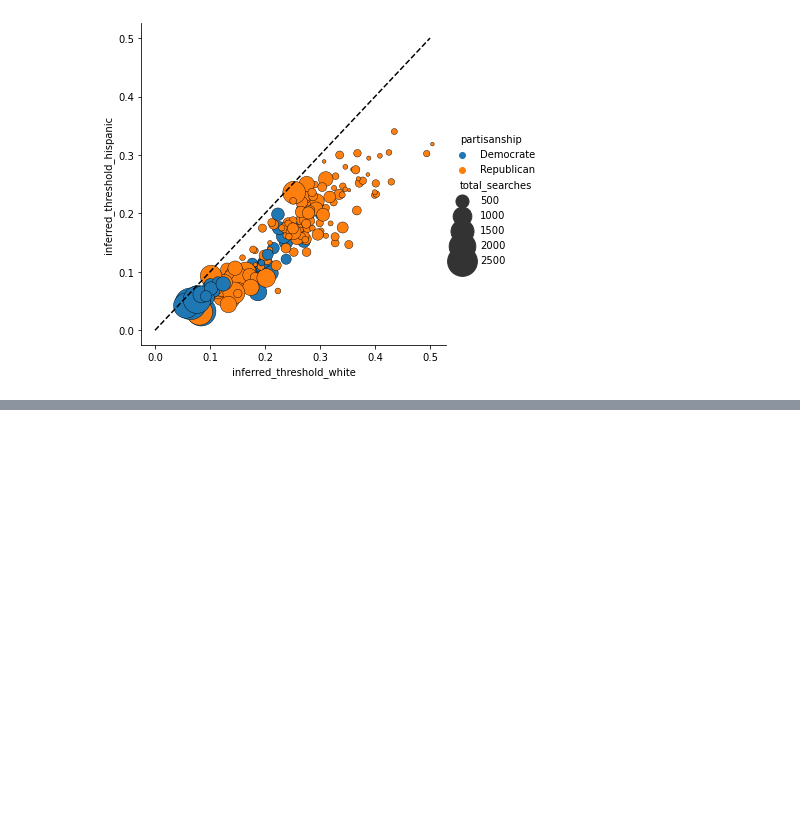
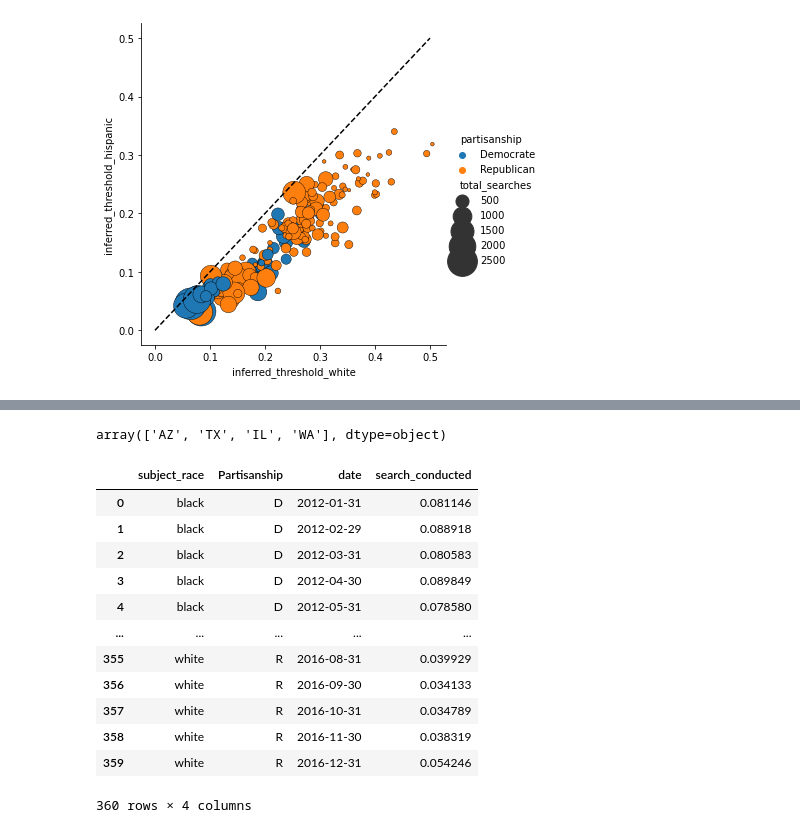
Before and after one commit to epfl-ada/ada-2020-project-milestone-p3-p3_fraises-tagada, a Jupyter notebook: Nino.ipynb, the cells around one changed output, grey strips where cells are left out. Cells and saved outputs as stored; diff of their text form; code cells hidden in the pictures; blank space fills up the shorter version.

```diff
--- a/Nino.ipynb
+++ b/Nino.ipynb
@@ -198,0 +212,4 @@ plt.plot(identity5, identity5, linestyle='--', color='k')
+# %%
+time.State.unique()
+# %% [output]
+array(['AZ', 'TX', 'IL', 'WA'], dtype=object)
@@ -198,0 +220,16 @@ plt.plot(identity5, identity5, linestyle='--', color='k')
+# %%
+time_sampled
+# %% [output]
+|  | subject_race | Partisanship | date | search_conducted |
+| 0 | black | D | 2012-01-31 | 0.081146 |
+| 1 | black | D | 2012-02-29 | 0.088918 |
+| 2 | black | D | 2012-03-31 | 0.080583 |
+| 3 | black | D | 2012-04-30 | 0.089849 |
+| 4 | black | D | 2012-05-31 | 0.078580 |
+| ... | ... | ... | ... | ... |
+| 355 | white | R | 2016-08-31 | 0.039929 |
+| 356 | white | R | 2016-09-30 | 0.034133 |
+| 357 | white | R | 2016-10-31 | 0.034789 |
+| 358 | white | R | 2016-11-30 | 0.038319 |
+| 359 | white | R | 2016-12-31 | 0.054246 |
+360 rows × 4 columns
```
Also changed, not shown: parts of 12 cells of this notebook.
